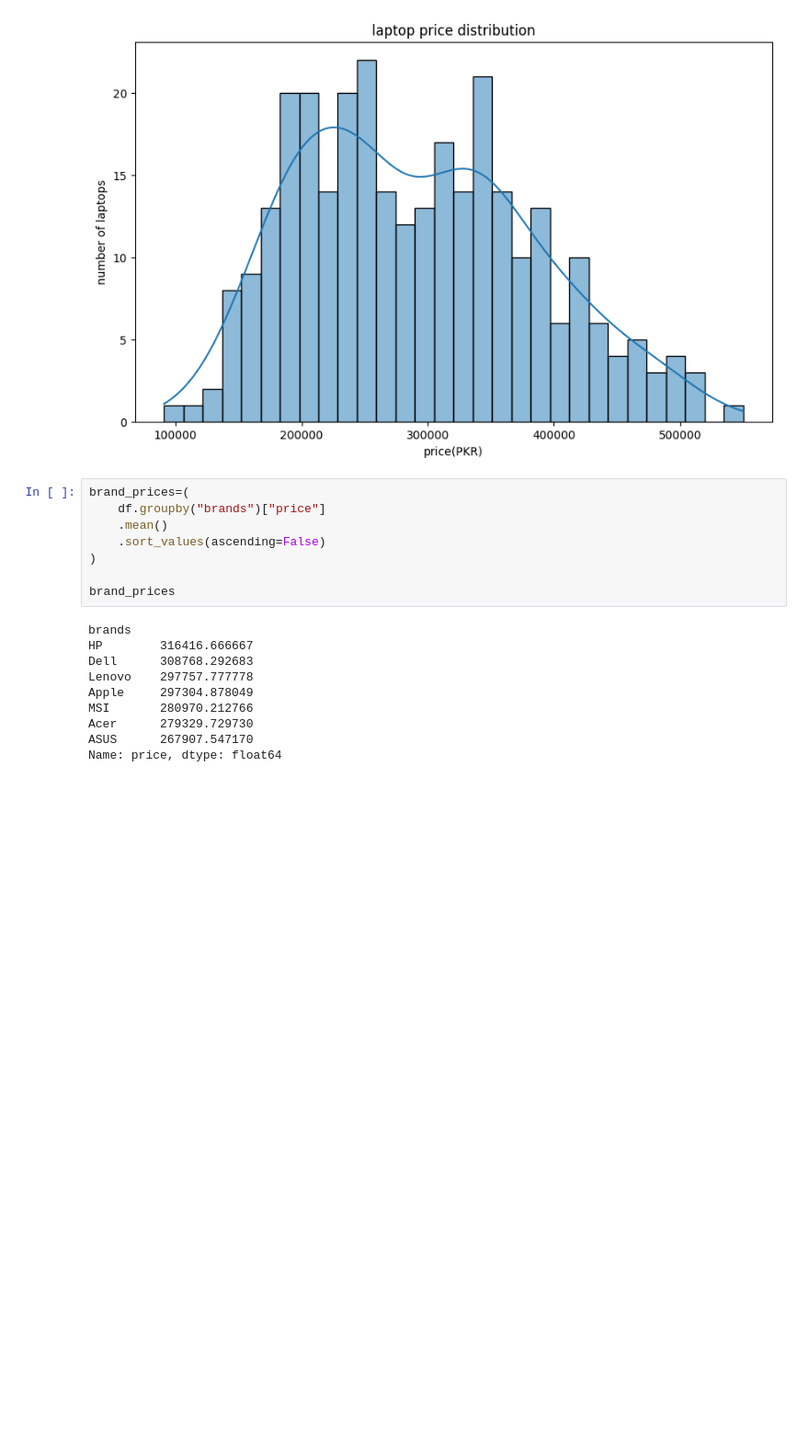
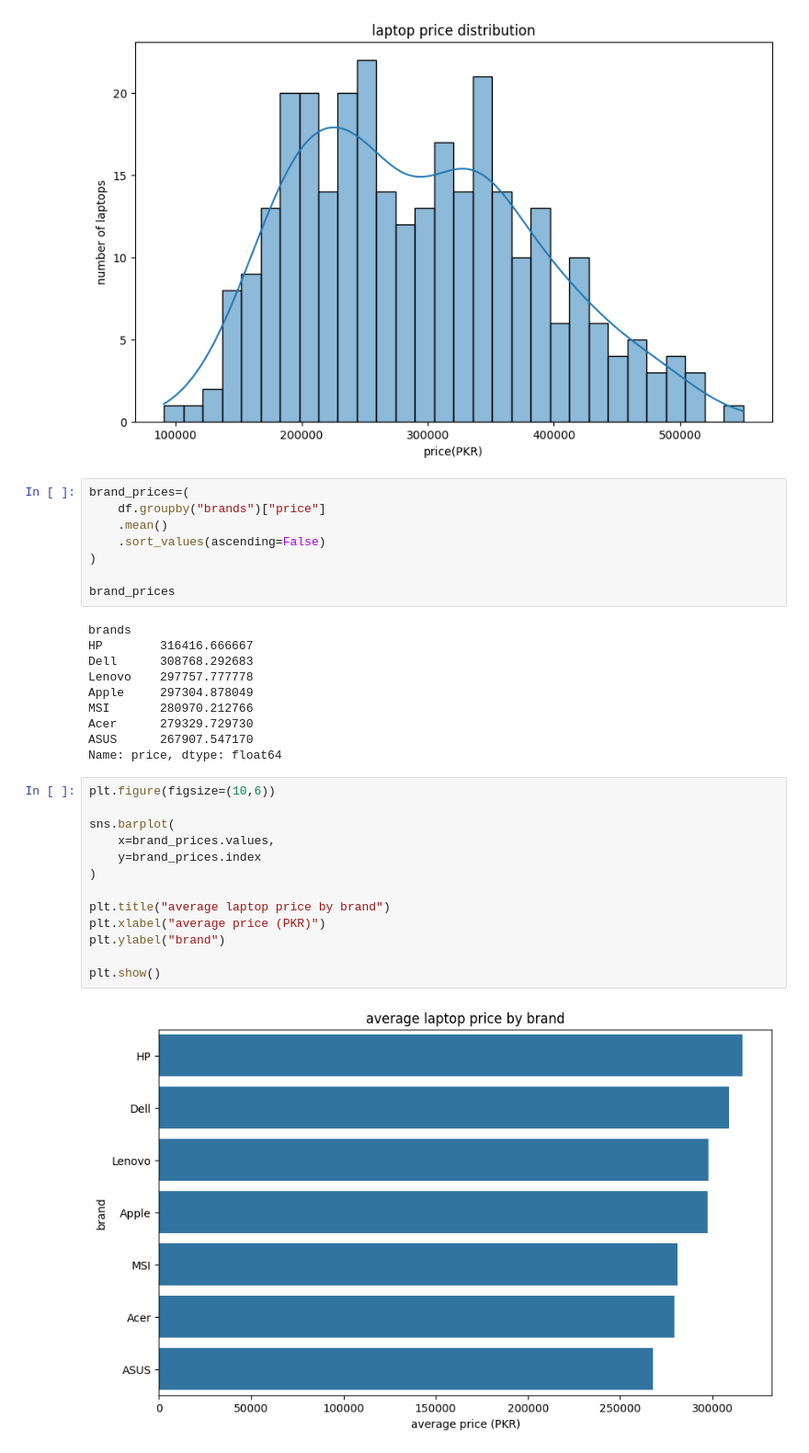
Before and after one commit to manto187/Python, a Jupyter notebook: laptop-price-recommendor/notebooks/laptop_analysis.ipynb, the cells around one changed output. Shown at 92% size. Cells and saved outputs as stored; diff of their text form; blank space fills up the shorter version.

Commit message:
visualized brands price analysis with the help of barplot

```diff
--- a/laptop-price-recommendor/notebooks/laptop_analysis.ipynb
+++ b/laptop-price-recommendor/notebooks/laptop_analysis.ipynb
@@ -308,3 +308,18 @@ MSI       280970.212766
 Acer      279329.729730
 ASUS      267907.547170
 Name: price, dtype: float64
+# %%
+plt.figure(figsize=(10,6))
+
+sns.barplot(
+    x=brand_prices.values,
+    y=brand_prices.index
+)
+
+plt.title("average laptop price by brand")
+plt.xlabel("average price (PKR)")
+plt.ylabel("brand")
+
+plt.show()
+# %% [output]
+[figure, added]
```
